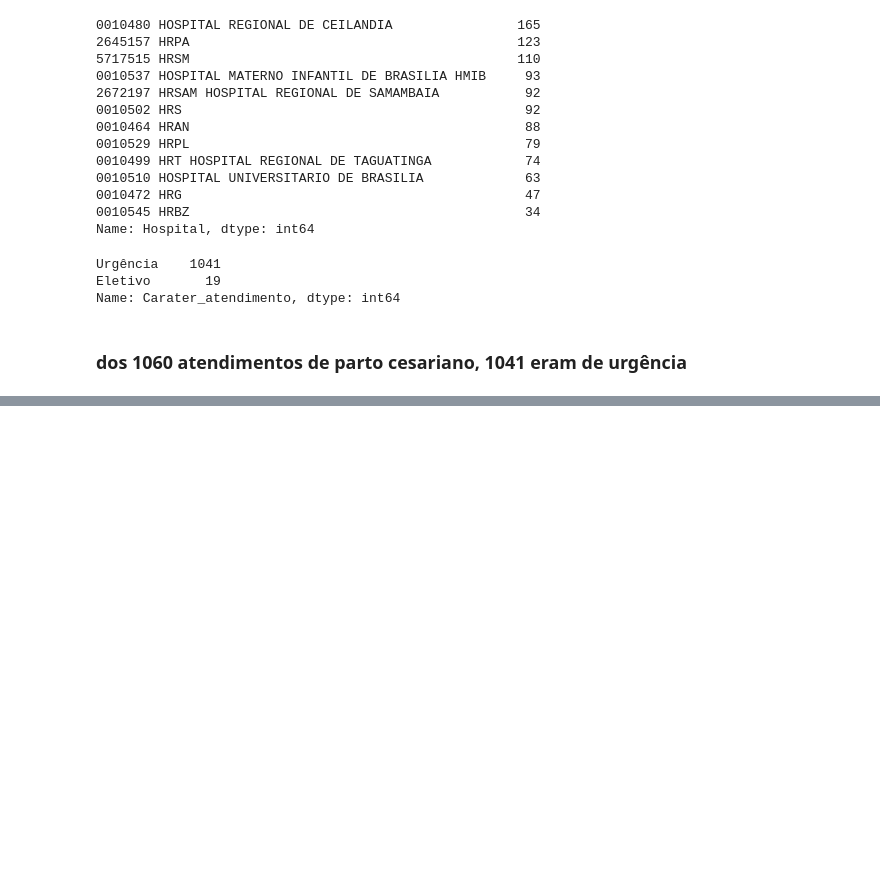
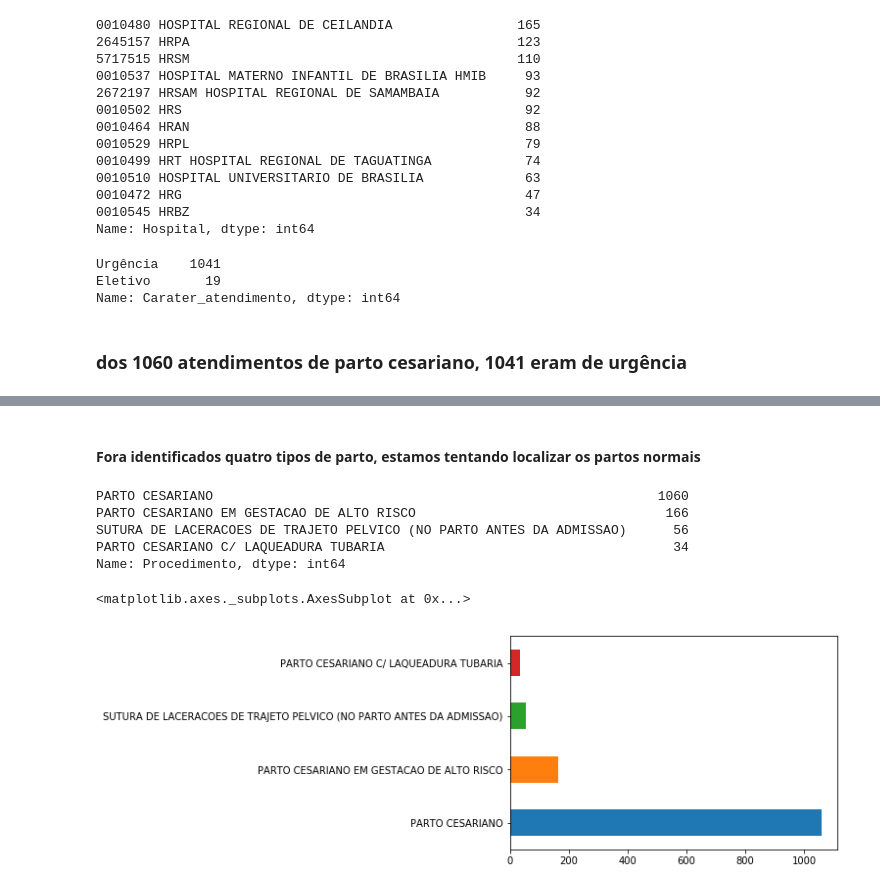
Before and after one commit to Jandersolutions/DataScience, a Jupyter notebook: csv_cirurgias.ipynb, the cells around one changed output, grey strips where cells are left out. Saved outputs shown, nothing was run; the diff lists cells and outputs as text; code cells hidden in the pictures; blank space fills up the shorter version.

```diff
--- a/csv_cirurgias.ipynb
+++ b/csv_cirurgias.ipynb
@@ -445,3 +445,7 @@ Eletivo       19
 Name: Carater_atendimento, dtype: int64
 # %% [markdown]
 ### dos 1060 atendimentos de parto cesariano, 1041 eram de urgência
+# %%
+# verificando por outros tipos de parto
+df_partos = df[df['Procedimento'].str.contains('PARTO')]
+df_partos.describe()
@@ -447,0 +458,16 @@ Name: Carater_atendimento, dtype: int64
+# %% [markdown]
+#### Fora identificados quatro tipos de parto, estamos tentando localizar os partos normais
+# %%
+# listando os 4 tipos de parto
+df_partos['Procedimento'].value_counts()
+# %% [output]
+PARTO CESARIANO                                                         1060
+PARTO CESARIANO EM GESTACAO DE ALTO RISCO                                166
+SUTURA DE LACERACOES DE TRAJETO PELVICO (NO PARTO ANTES DA ADMISSAO)      56
+PARTO CESARIANO C/ LAQUEADURA TUBARIA                                     34
+Name: Procedimento, dtype: int64
+# %%
+df_partos['Procedimento'].value_counts().plot.barh()
+# %% [output]
+<matplotlib.axes._subplots.AxesSubplot at 0x...>
+[figure, added]
```
Also changed, not shown: parts of 4 cells of this notebook.
